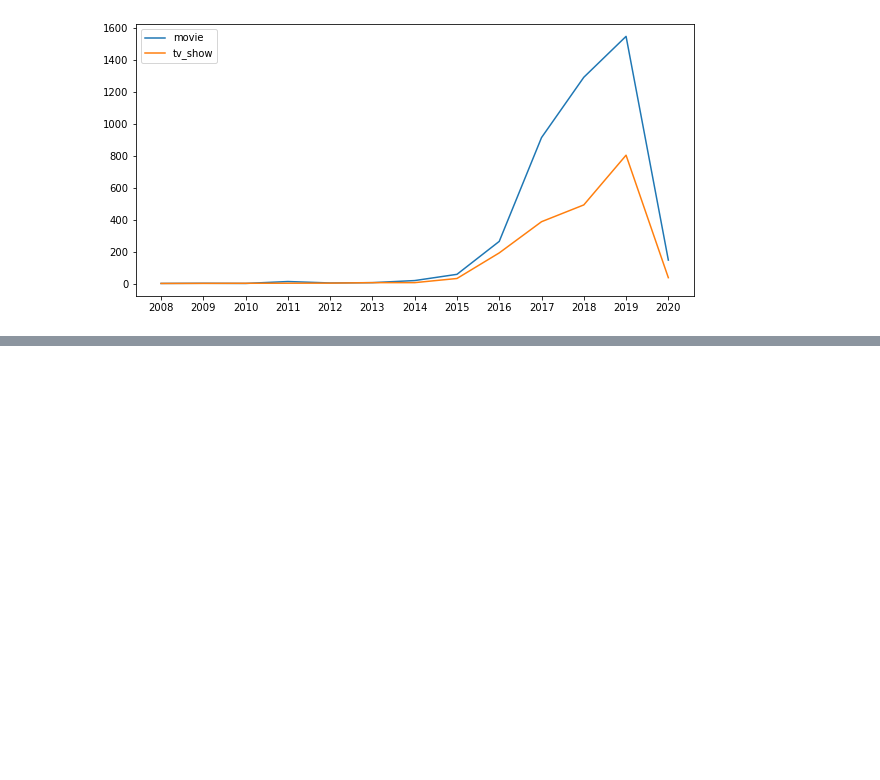
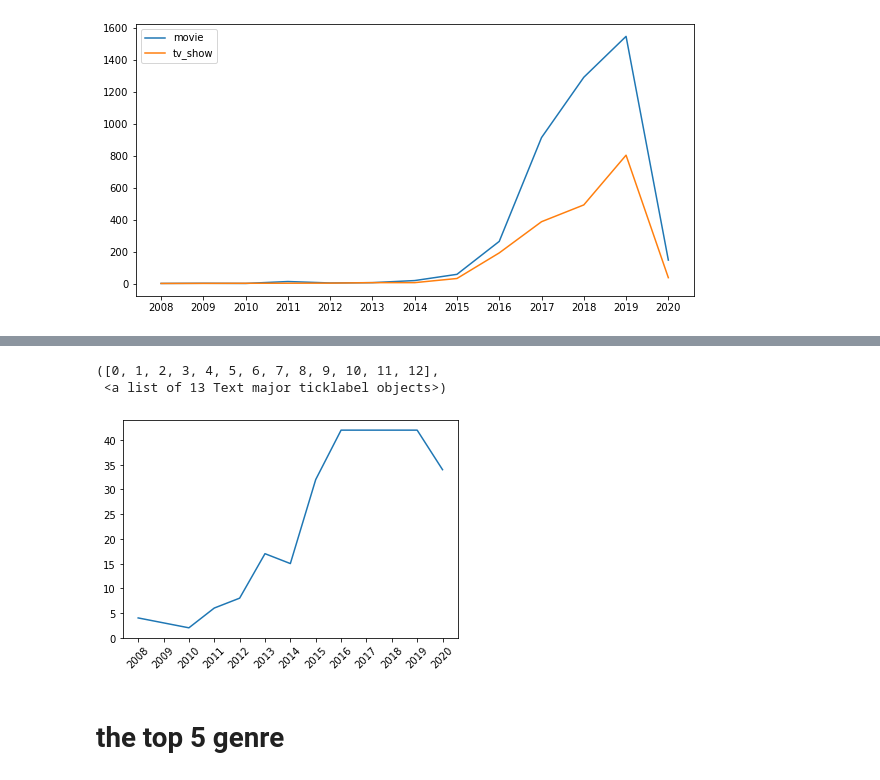
Before and after one commit to willhwh/DS_60Days, a Jupyter notebook: project1_nf.ipynb, the cells around one changed output, grey strips where cells are left out. Saved outputs shown, nothing was run; the diff lists cells and outputs as text; code cells hidden in the pictures; blank space fills up the shorter version.

```diff
--- a/project1_nf.ipynb
+++ b/project1_nf.ipynb
@@ -526,0 +530,2 @@ plt.legend()
+# %%
+listed_amount = nf[['add_year','listed_in1','listed_in2','listed_in3']]
@@ -526,0 +548,21 @@ plt.legend()
+# %%
+listed_list_dict = {}
+for d in range(2008,2021):
+    listed_list = []
+    target = listed_amount[listed_amount['add_year']==str(d)]
+    for i in range(target.shape[0]):
+        for j in range(1,target.shape[1]):
+            if target.iloc[i,j] not in listed_list:
+                if target.iloc[i,j] !="":
+                    listed_list.append(target.iloc[i,j])
+    listed_list_dict.update({str(d):len(listed_list)})
+    df = pd.DataFrame.from_dict(listed_list_dict, orient='index')
+
+plt.plot(df.index,df[0])
+plt.xticks(rotation=45)
+# %% [output]
+([0, 1, 2, 3, 4, 5, 6, 7, 8, 9, 10, 11, 12],
+ <a list of 13 Text major ticklabel objects>)
+[figure, added]
+# %% [markdown]
+# the top 5 genre
```
Also changed, not shown: parts of 18 cells of this notebook, 1 other file.
